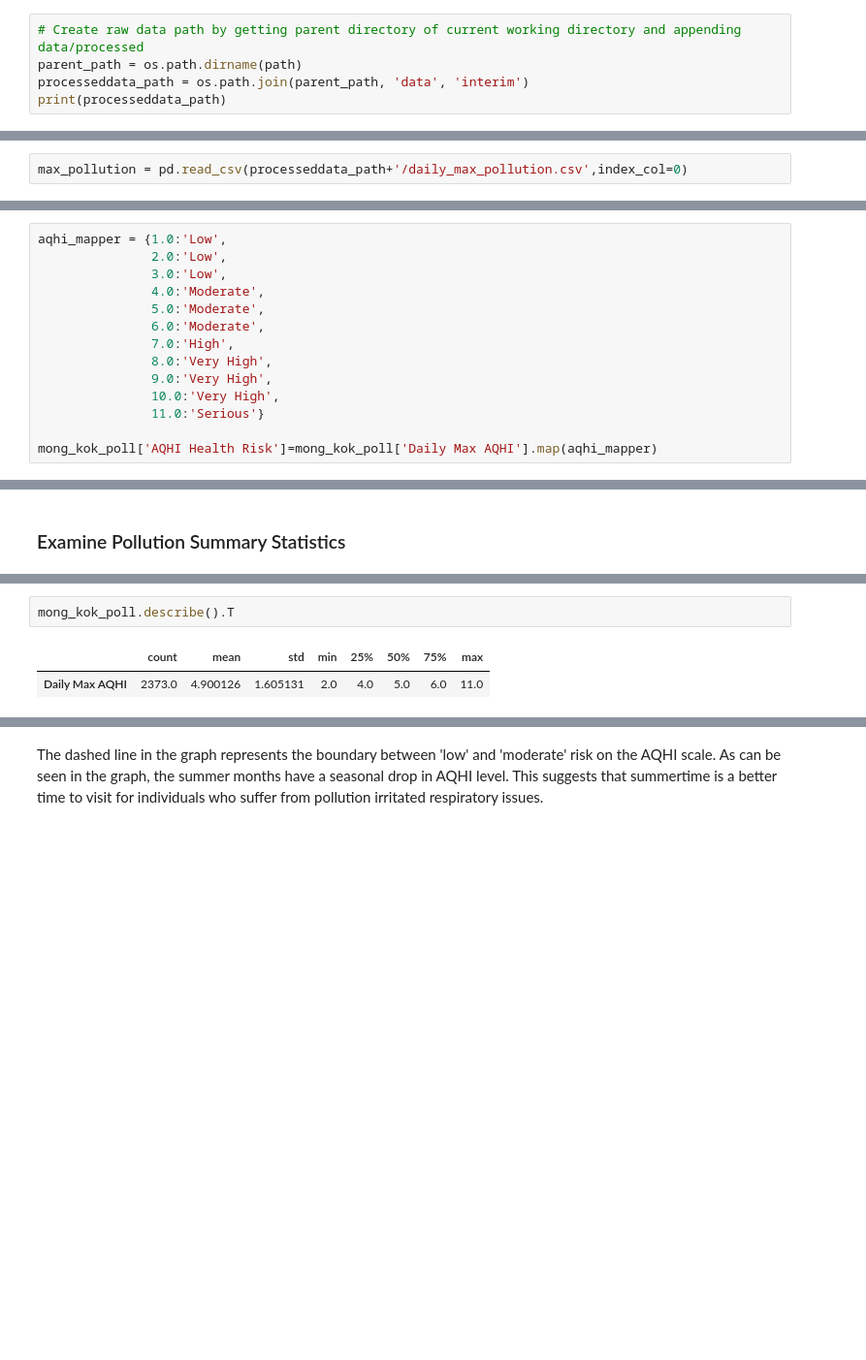
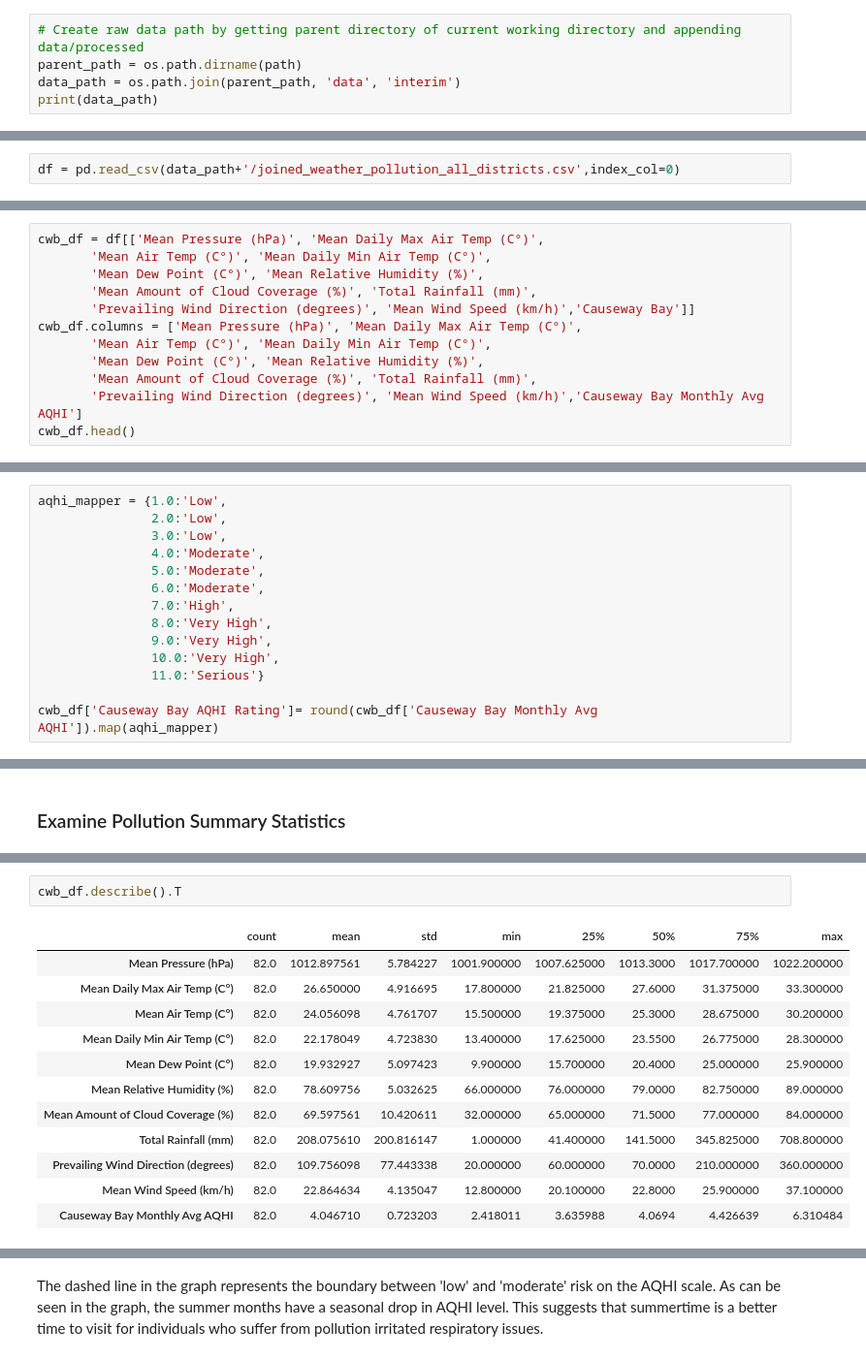
Before and after one commit to taflor/HongKongPollution, a Jupyter notebook: HongKongPollution/notebooks/2.1_HK_Pollution_Weather_EDA.ipynb, the cells around one changed output, grey strips where cells are left out. Shown at 97% size. Drawn from its saved outputs; the diff is of its cells as text; blank space fills up the shorter version.

```diff
--- a/HongKongPollution/notebooks/2.1_HK_Pollution_Weather_EDA.ipynb
+++ b/HongKongPollution/notebooks/2.1_HK_Pollution_Weather_EDA.ipynb
@@ -28,7 +61,7 @@ print(parent)
 # %%
 # Create raw data path by getting parent directory of current working directory and appending data/processed
 parent_path = os.path.dirname(path)
-processeddata_path = os.path.join(parent_path, 'data', 'interim')
-print(processeddata_path)
+data_path = os.path.join(parent_path, 'data', 'interim')
+print(data_path)
 # %% [output]
 /Users/tiffanyflor/Dropbox/MyProjects/HongKongPollution/HongKongPollution/data/interim
@@ -37,3 +81,3 @@ print(processeddata_path)
 # %%
-max_pollution = pd.read_csv(processeddata_path+'/daily_max_pollution.csv',index_col=0)
+df = pd.read_csv(data_path+'/joined_weather_pollution_all_districts.csv',index_col=0)
 # %%
@@ -65,0 +130,12 @@ See the caveats in the documentation: https://pandas.pydata.org/pandas-docs/stab
+# %%
+cwb_df = df[['Mean Pressure (hPa)', 'Mean Daily Max Air Temp (C°)',
+       'Mean Air Temp (C°)', 'Mean Daily Min Air Temp (C°)',
+       'Mean Dew Point (C°)', 'Mean Relative Humidity (%)',
+       'Mean Amount of Cloud Coverage (%)', 'Total Rainfall (mm)',
+       'Prevailing Wind Direction (degrees)', 'Mean Wind Speed (km/h)','Causeway Bay']]
+cwb_df.columns = ['Mean Pressure (hPa)', 'Mean Daily Max Air Temp (C°)',
+       'Mean Air Temp (C°)', 'Mean Daily Min Air Temp (C°)',
+       'Mean Dew Point (C°)', 'Mean Relative Humidity (%)',
+       'Mean Amount of Cloud Coverage (%)', 'Total Rainfall (mm)',
+       'Prevailing Wind Direction (degrees)', 'Mean Wind Speed (km/h)','Causeway Bay Monthly Avg AQHI']
+cwb_df.head()
@@ -78,7 +161,7 @@ aqhi_mapper = {1.0:'Low',
                10.0:'Very High',
                11.0:'Serious'}
 
-mong_kok_poll['AQHI Health Risk']=mong_kok_poll['Daily Max AQHI'].map(aqhi_mapper)
+cwb_df['Causeway Bay AQHI Rating']= round(cwb_df['Causeway Bay Monthly Avg AQHI']).map(aqhi_mapper)
 # %% [output]
 A value is trying to be set on a copy of a slice from a DataFrame.
 Try using .loc[row_indexer,col_indexer] = value instead
@@ -146,5 +220,15 @@ memory usage: 58.1 KB
 # %%
-mong_kok_poll.describe().T
+cwb_df.describe().T
 # %% [output]
 |  | count | mean | std | min | 25% | 50% | 75% | max |
-| Daily Max AQHI | 2373.0 | 4.900126 | 1.605131 | 2.0 | 4.0 | 5.0 | 6.0 | 11.0 |
+| Mean Pressure (hPa) | 82.0 | 1012.897561 | 5.784227 | 1001.900000 | 1007.625000 | 1013.3000 | 1017.700000 | 1022.200000 |
+| Mean Daily Max Air Temp (C°) | 82.0 | 26.650000 | 4.916695 | 17.800000 | 21.825000 | 27.6000 | 31.375000 | 33.300000 |
+| Mean Air Temp (C°) | 82.0 | 24.056098 | 4.761707 | 15.500000 | 19.375000 | 25.3000 | 28.675000 | 30.200000 |
+| Mean Daily Min Air Temp (C°) | 82.0 | 22.178049 | 4.723830 | 13.400000 | 17.625000 | 23.5500 | 26.775000 | 28.300000 |
+| Mean Dew Point (C°) | 82.0 | 19.932927 | 5.097423 | 9.900000 | 15.700000 | 20.4000 | 25.000000 | 25.900000 |
+| Mean Relative Humidity (%) | 82.0 | 78.609756 | 5.032625 | 66.000000 | 76.000000 | 79.0000 | 82.750000 | 89.000000 |
+| Mean Amount of Cloud Coverage (%) | 82.0 | 69.597561 | 10.420611 | 32.000000 | 65.000000 | 71.5000 | 77.000000 | 84.000000 |
+| Total Rainfall (mm) | 82.0 | 208.075610 | 200.816147 | 1.000000 | 41.400000 | 141.5000 | 345.825000 | 708.800000 |
+| Prevailing Wind Direction (degrees) | 82.0 | 109.756098 | 77.443338 | 20.000000 | 60.000000 | 70.0000 | 210.000000 | 360.000000 |
+| Mean Wind Speed (km/h) | 82.0 | 22.864634 | 4.135047 | 12.800000 | 20.100000 | 22.8000 | 25.900000 | 37.100000 |
+| Causeway Bay Monthly Avg AQHI | 82.0 | 4.046710 | 0.723203 | 2.418011 | 3.635988 | 4.0694 | 4.426639 | 6.310484 |
```
Also changed, not shown: parts of 39 cells of this notebook, 8 other files.
